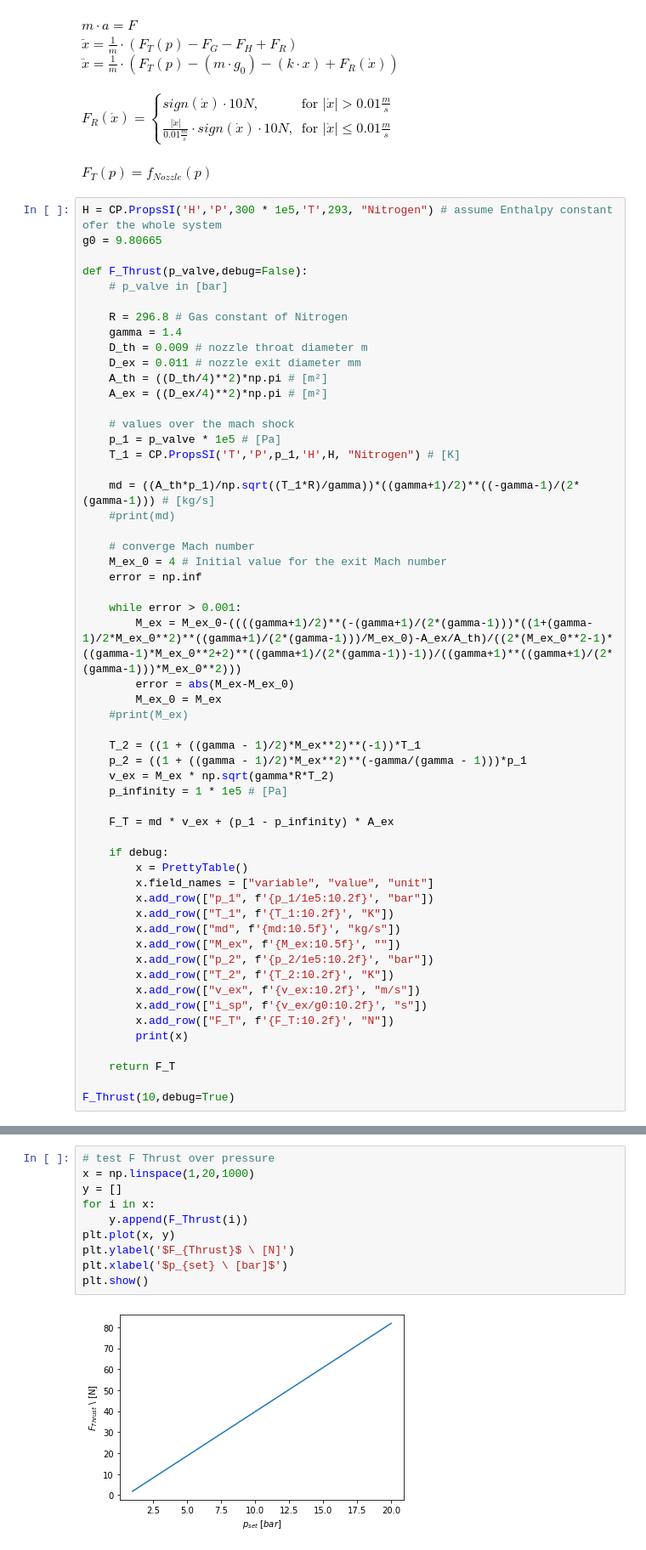
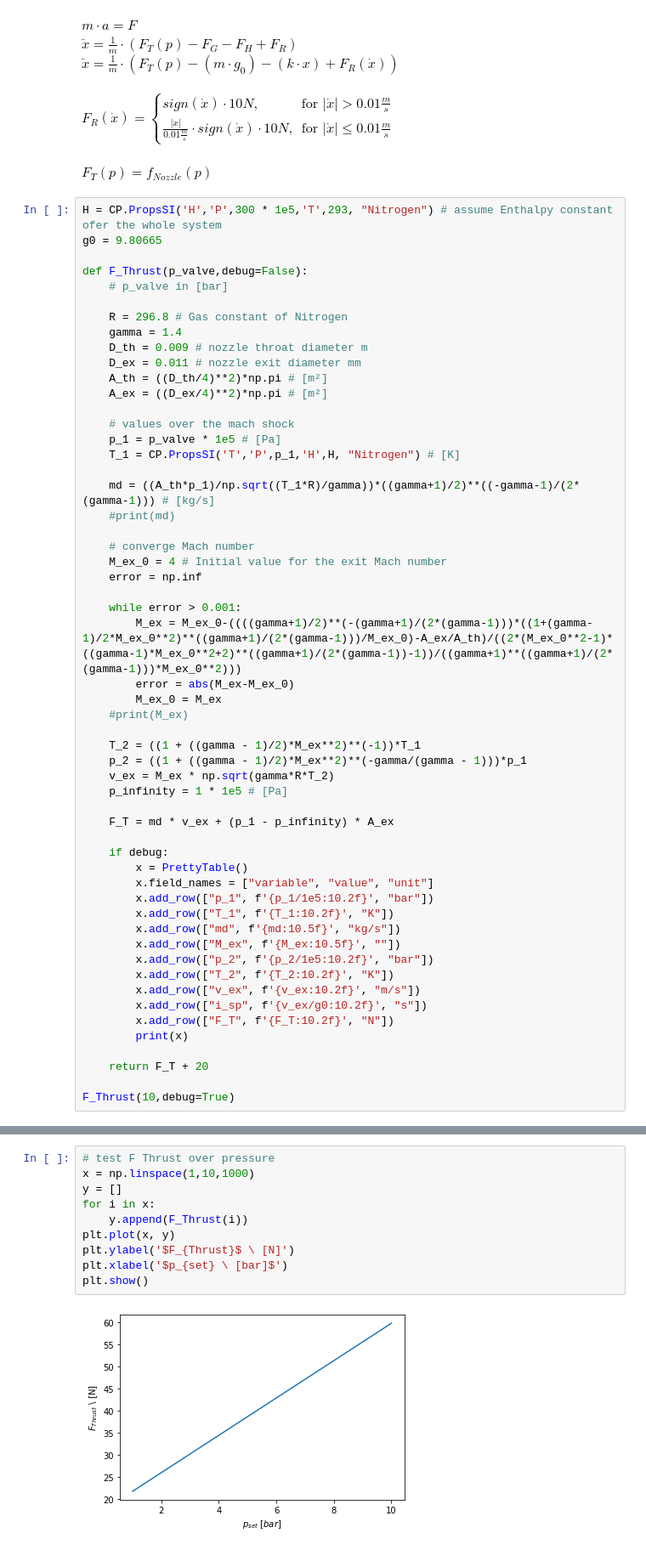
Before and after one commit to Sven-J-Steinert/Rocket-Hopper-DDPG, a Jupyter notebook: simulation.ipynb, the cells around one changed output, grey strips where cells are left out. Shown at 85% size. Saved outputs shown, nothing was run; the diff lists cells and outputs as text.

```diff
--- a/simulation.ipynb
+++ b/simulation.ipynb
@@ -78,7 +79,7 @@ def F_Thrust(p_valve,debug=False):
         x.add_row(["F_T", f'{F_T:10.2f}', "N"])
         print(x)
 
-    return F_T
+    return F_T + 20
 
 F_Thrust(10,debug=True)
 # %% [output]
@@ -99,15 +100,15 @@ F_Thrust(10,debug=True)
 # %%
 # test F Thrust over pressure
-x = np.linspace(1,20,1000)
+x = np.linspace(1,10,1000)
 y = []
 for i in x:
     y.append(F_Thrust(i))
 plt.plot(x, y)
 plt.ylabel('$F_{Thrust}$ \ [N]')
 plt.xlabel('$p_{set} \ [bar]$')
 plt.show()
 # %% [output]
-[figure, old version]
+[figure, new version]
 # %%
 # 𝐹𝑅𝑅 ≈ 10𝑁 Rolling - Resistance against velocity
 # FG = m
```
Also changed, not shown: parts of 11 cells of this notebook.
